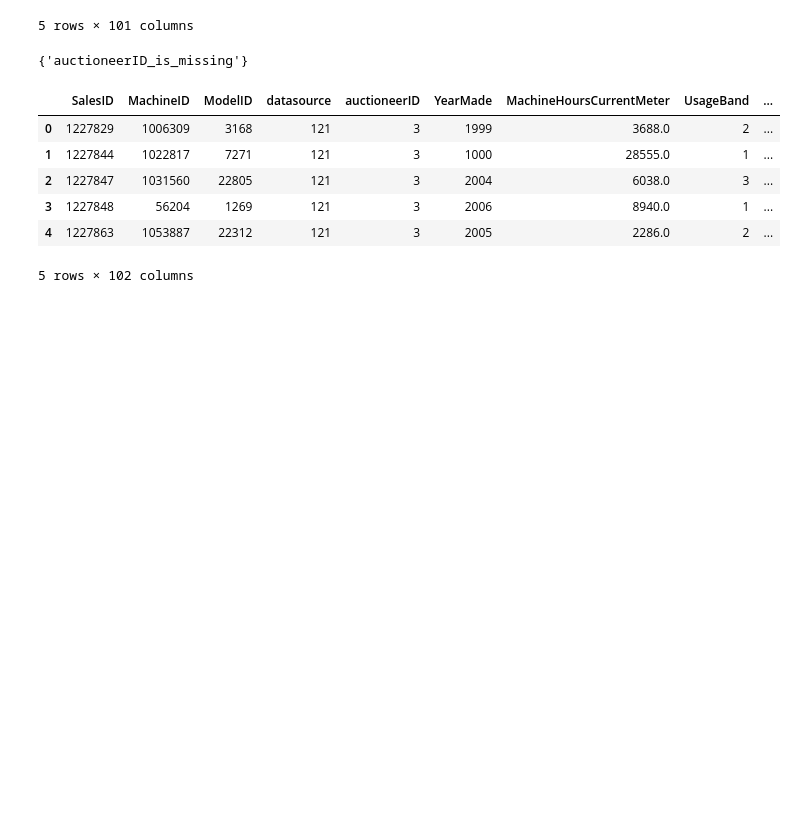
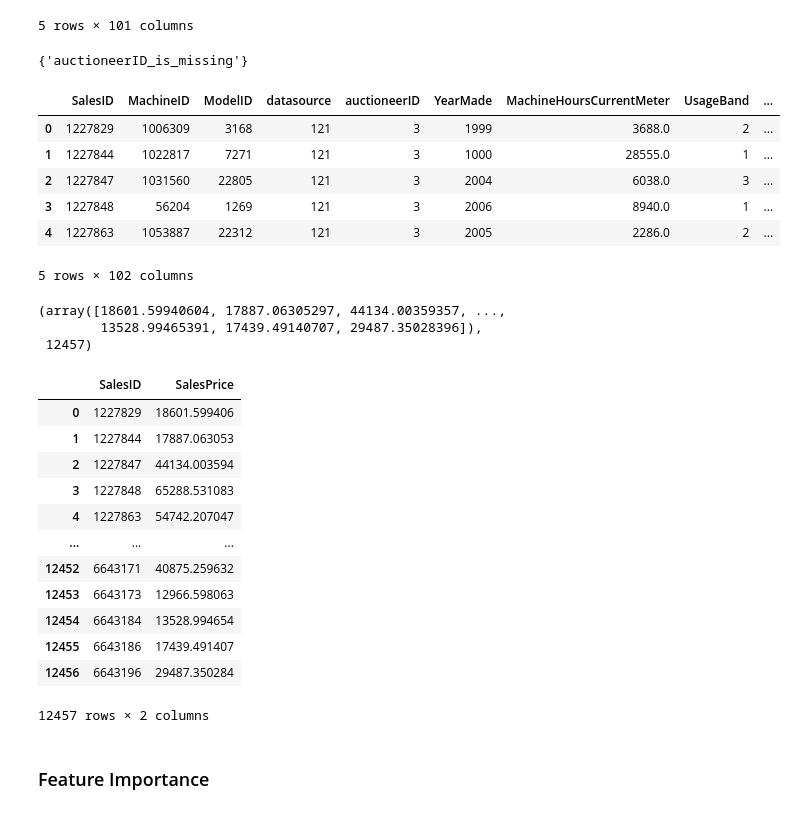
Before and after one commit to neilfatalis/bulldozer-price-prediction, a Jupyter notebook: bulldozer-price-regression.ipynb, the cells around one changed output. Cells and saved outputs as stored; diff of their text form; code cells hidden in the pictures; blank space fills up the shorter version.

```diff
--- a/bulldozer-price-regression.ipynb
+++ b/bulldozer-price-regression.ipynb
@@ -707,3 +707,28 @@ df_test = df_test[X_train.columns]
 # %%
 # Make predictions on the test dataset using the best model
 test_preds = ideal_model.predict(df_test) # type: ignore
+# %%
+test_preds, len(test_preds)
+# %% [output]
+(array([18601.59940604, 17887.06305297, 44134.00359357, ...,
+        13528.99465391, 17439.49140707, 29487.35028396]),
+ 12457)
+# %%
+df_preds = pd.DataFrame()
+df_preds["SalesID"] = df_test.SalesID
+df_preds["SalesPrice"] = test_preds
+df_preds
+# %% [output]
+|  | SalesID | SalesPrice |
+| 0 | 1227829 | 18601.599406 |
+| 1 | 1227844 | 17887.063053 |
+| 2 | 1227847 | 44134.003594 |
+| 3 | 1227848 | 65288.531083 |
+| 4 | 1227863 | 54742.207047 |
+| ... | ... | ... |
+| 12452 | 6643171 | 40875.259632 |
+| 12453 | 6643173 | 12966.598063 |
+| 12454 | 6643184 | 13528.994654 |
+| 12455 | 6643186 | 17439.491407 |
+| 12456 | 6643196 | 29487.350284 |
+12457 rows × 2 columns
@@ -709,0 +738,2 @@ test_preds = ideal_model.predict(df_test) # type: ignore
+# %% [markdown]
+### Feature Importance
```
Also changed, not shown: parts of 9 cells of this notebook.
